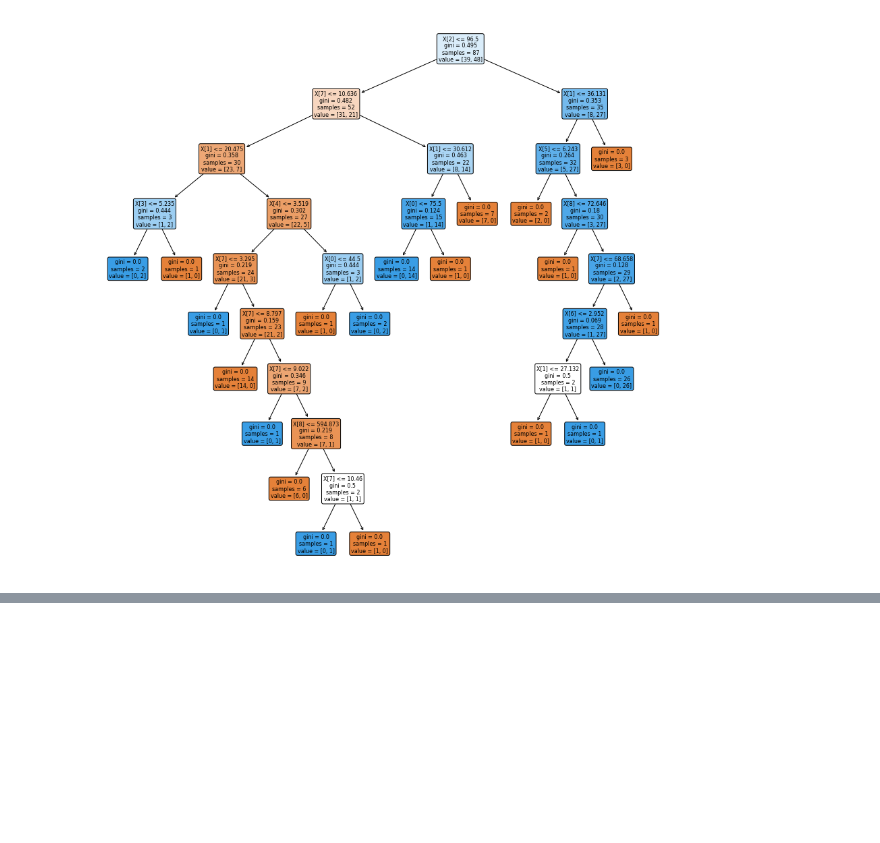
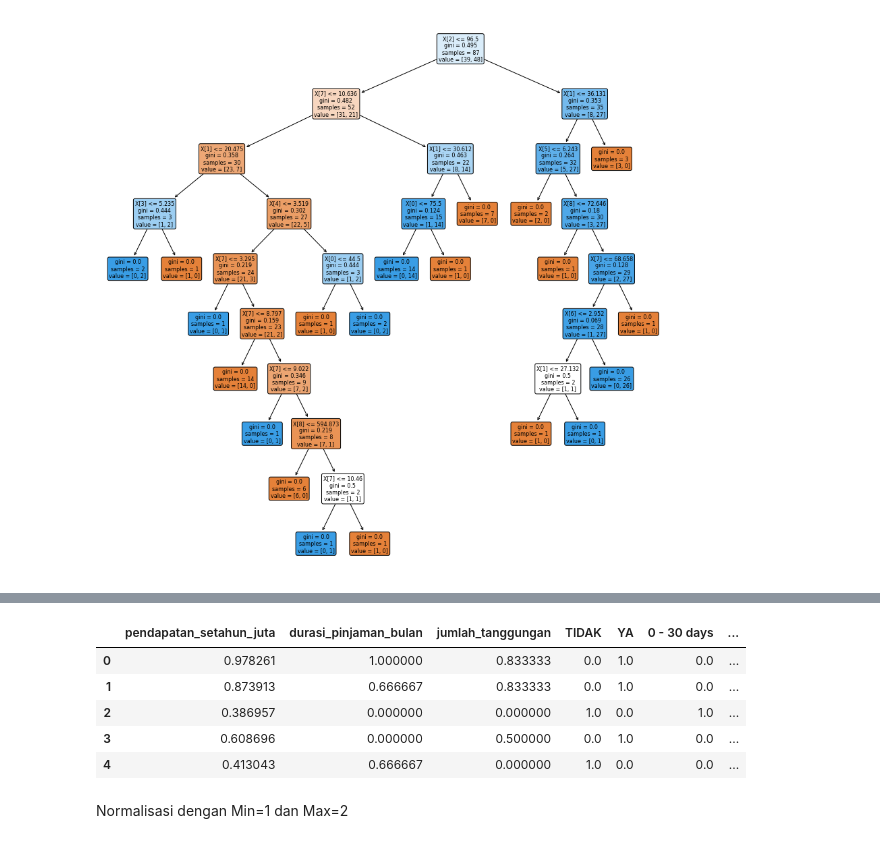
Before and after one commit to Fadhila-Zahra/datamining, a Jupyter notebook: _sources/notebooks.ipynb, the cells around one changed output, grey strips where cells are left out. Saved outputs shown, nothing was run; the diff lists cells and outputs as text; code cells hidden in the pictures; blank space fills up the shorter version.

```diff
--- a/_sources/notebooks.ipynb
+++ b/_sources/notebooks.ipynb
@@ -1681,0 +1750,3 @@ plt.show()
+# %%
+# Mengambil kolom selain kode_kontrak dan risk_rating dan melakukan normalisasi data
+normalisasi = dataset_baru.drop(["kode_kontrak", "risk_rating"], axis=1)
@@ -1681,0 +1755,8 @@ plt.show()
+# %%
+from sklearn.preprocessing import MinMaxScaler
+# Scale features
+scaler = MinMaxScaler()
+model =scaler.fit(normalisasi)
+scaled_data=model.transform(normalisasi)
+# Print scaled features
+print(scaled_data)
@@ -1681,0 +1771,14 @@ plt.show()
+# %%
+# Menampilkan data normalisasi
+namakolom = normalisasi.columns.values
+dataMinMax = pd.DataFrame(scaled_data, columns=namakolom)
+dataMinMax.head()
+# %% [output]
+|  | pendapatan_setahun_juta | durasi_pinjaman_bulan | jumlah_tanggungan | TIDAK | YA | 0 - 30 days | ... |
+| 0 | 0.978261 | 1.000000 | 0.833333 | 0.0 | 1.0 | 0.0 | ... |
+| 1 | 0.873913 | 0.666667 | 0.833333 | 0.0 | 1.0 | 0.0 | ... |
+| 2 | 0.386957 | 0.000000 | 0.000000 | 1.0 | 0.0 | 1.0 | ... |
+| 3 | 0.608696 | 0.000000 | 0.500000 | 0.0 | 1.0 | 0.0 | ... |
+| 4 | 0.413043 | 0.666667 | 0.000000 | 1.0 | 0.0 | 0.0 | ... |
+# %% [markdown]
+Normalisasi dengan Min=1 dan Max=2
```
Also changed, not shown: parts of 55 cells of this notebook, 4 other files.
